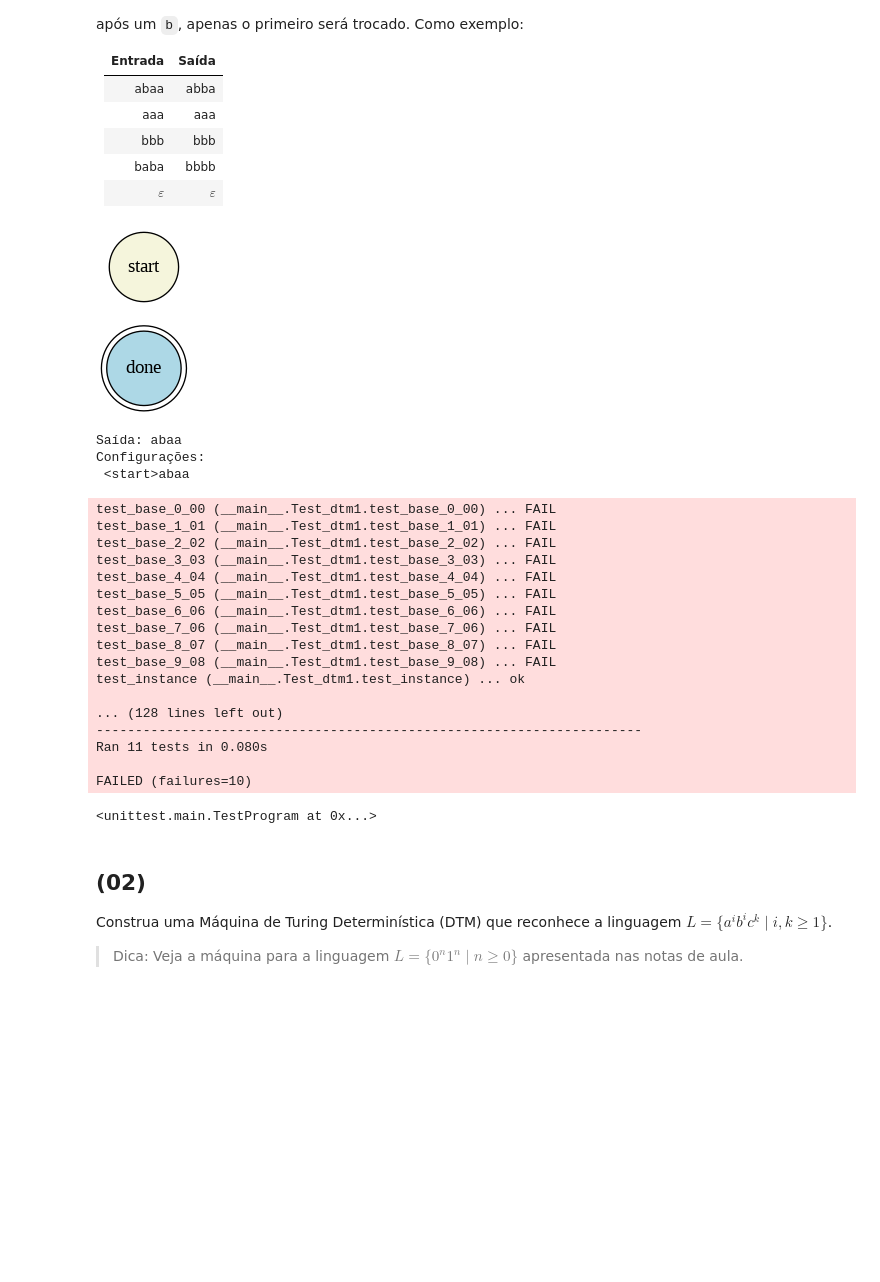
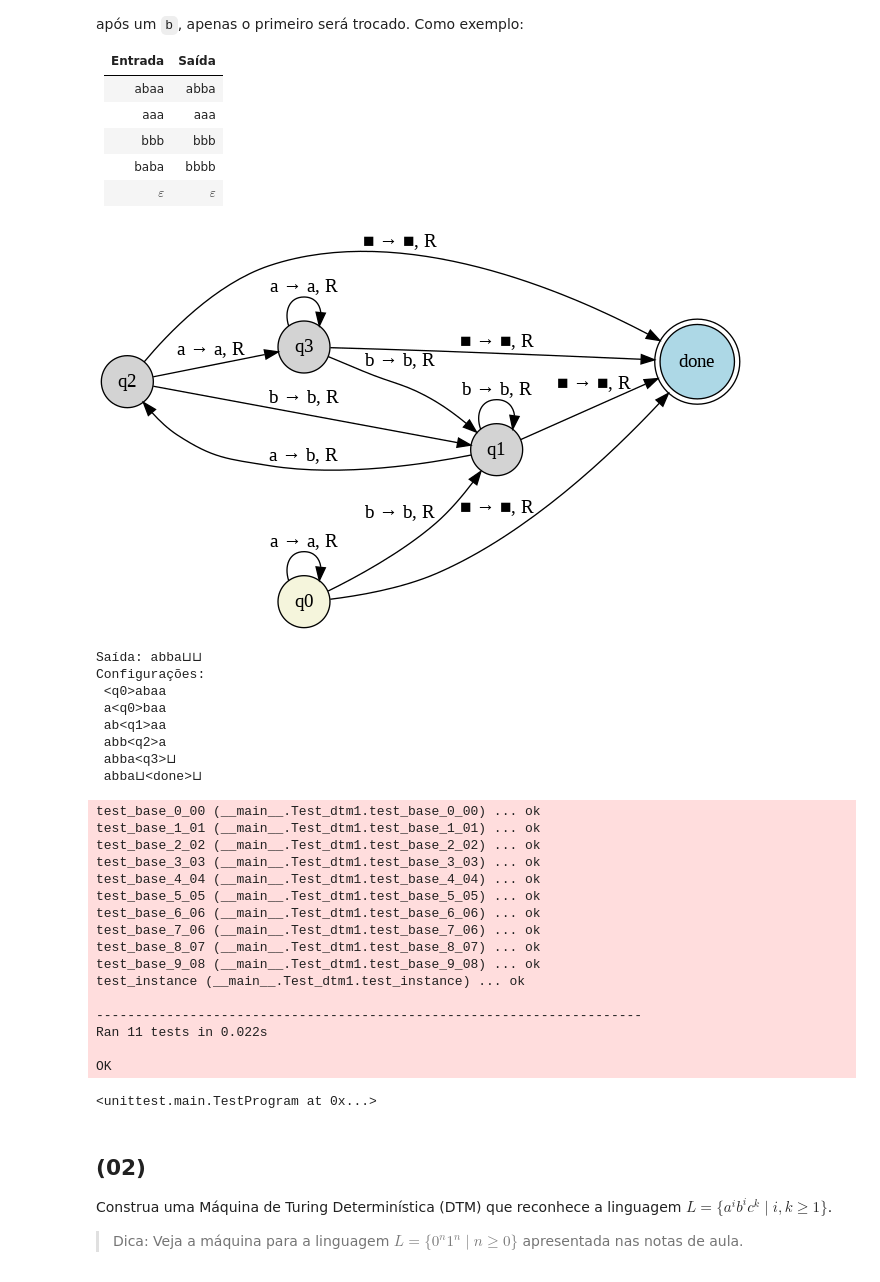
Before and after one commit to Bianka-lima/grafos-lab1, a Jupyter notebook: 17_Lab_Máquina_de_Turing_2025_2_Template.ipynb, the cells around one changed output. Drawn from its saved outputs; the diff is of its cells as text; code cells hidden in the pictures; blank space fills up the shorter version.

```diff
--- a/17_Lab_Máquina_de_Turing_2025_2_Template.ipynb
+++ b/17_Lab_Máquina_de_Turing_2025_2_Template.ipynb
@@ -58,37 +58,61 @@ $\varepsilon$ | $\varepsilon$
 # %%
 # @title {vertical-output: true }
 cadeia1 = "abaa" # @param {type:"string"}
 from automata.tm.dtm import DTM
 
 dtm1 = DTM(
-    states={'start', 'done'},
+    states={'q0', 'q1', 'q2', 'q3', 'done'},
     input_symbols={'a', 'b'},
     tape_symbols={'a', 'b', '.'},
     transitions={
-        'start': {
-         }
+        'q0': {
+            'a': ('q0', 'a', 'R'),
+            'b': ('q1', 'b', 'R'),
+            '.': ('done', '.', 'R')
+         },
+        'q1': {
+            'a': ('q2', 'b', 'R'),
+            'b': ('q1', 'b', 'R'),
+            '.': ('done', '.', 'R')
+        },
+        'q2': {
+            'a': ('q3', 'a', 'R'),
+            'b': ('q1', 'b', 'R'),
+            '.': ('done', '.', 'R')
+        },
+        'q3': {
+            'a': ('q3', 'a', 'R'),
+            'b': ('q1', 'b', 'R'),
+            '.': ('done', '.', 'R')
+        }
     },
-    initial_state='start',
+    initial_state='q0',
     blank_symbol='.',
     final_states={'done'}
 )
 
 drawgv_TM(dtm1, name="dtm1")
+
 
 if (all(n in dtm1.input_symbols for n in cadeia1)):
   gen1 = dtm1.read_input_stepwise(cadeia1)
   _,output1, configurations1 = dtm_configurations(gen1)
   print(f"Saída: {output1}")
   print("Configurações: ")
   for c in configurations1:
     print(f" {c}")
 else:
   print("Cadeia inválida")
 # %% [output]
-[figure, old version]
+[figure, new version]
-Saída: abaa
+Saída: abba⊔⊔
 Configurações:
- <start>abaa
+ <q0>abaa
+ a<q0>baa
+ ab<q1>aa
+ abb<q2>a
+ abba<q3>⊔
+ abba⊔<done>⊔
 # %%
 # @title Testes Automáticos
 import unittest
@@ -124,23 +148,22 @@ class Test_dtm1 (unittest.TestCase):
 # call your test
 unittest.main(argv=[''], defaultTest='Test_dtm1', verbosity=2, exit=False)
 # %% [output]
-test_base_0_00 (__main__.Test_dtm1.test_base_0_00) ... FAIL
-test_base_1_01 (__main__.Test_dtm1.test_base_1_01) ... FAIL
-test_base_2_02 (__main__.Test_dtm1.test_base_2_02) ... FAIL
-test_base_3_03 (__main__.Test_dtm1.test_base_3_03) ... FAIL
-test_base_4_04 (__main__.Test_dtm1.test_base_4_04) ... FAIL
-test_base_5_05 (__main__.Test_dtm1.test_base_5_05) ... FAIL
-test_base_6_06 (__main__.Test_dtm1.test_base_6_06) ... FAIL
-test_base_7_06 (__main__.Test_dtm1.test_base_7_06) ... FAIL
-test_base_8_07 (__main__.Test_dtm1.test_base_8_07) ... FAIL
-test_base_9_08 (__main__.Test_dtm1.test_base_9_08) ... FAIL
+test_base_0_00 (__main__.Test_dtm1.test_base_0_00) ... ok
+test_base_1_01 (__main__.Test_dtm1.test_base_1_01) ... ok
+test_base_2_02 (__main__.Test_dtm1.test_base_2_02) ... ok
+test_base_3_03 (__main__.Test_dtm1.test_base_3_03) ... ok
+test_base_4_04 (__main__.Test_dtm1.test_base_4_04) ... ok
+test_base_5_05 (__main__.Test_dtm1.test_base_5_05) ... ok
+test_base_6_06 (__main__.Test_dtm1.test_base_6_06) ... ok
+test_base_7_06 (__main__.Test_dtm1.test_base_7_06) ... ok
+test_base_8_07 (__main__.Test_dtm1.test_base_8_07) ... ok
+test_base_9_08 (__main__.Test_dtm1.test_base_9_08) ... ok
 test_instance (__main__.Test_dtm1.test_instance) ... ok
 
-... (128 lines left out)
 ----------------------------------------------------------------------
-Ran 11 tests in 0.080s
+Ran 11 tests in 0.022s
 
-FAILED (failures=10)
+OK
 <unittest.main.TestProgram at 0x...>
 # %% [markdown]
 ## (02)
```
Also changed, not shown: parts of 3 cells of this notebook.
